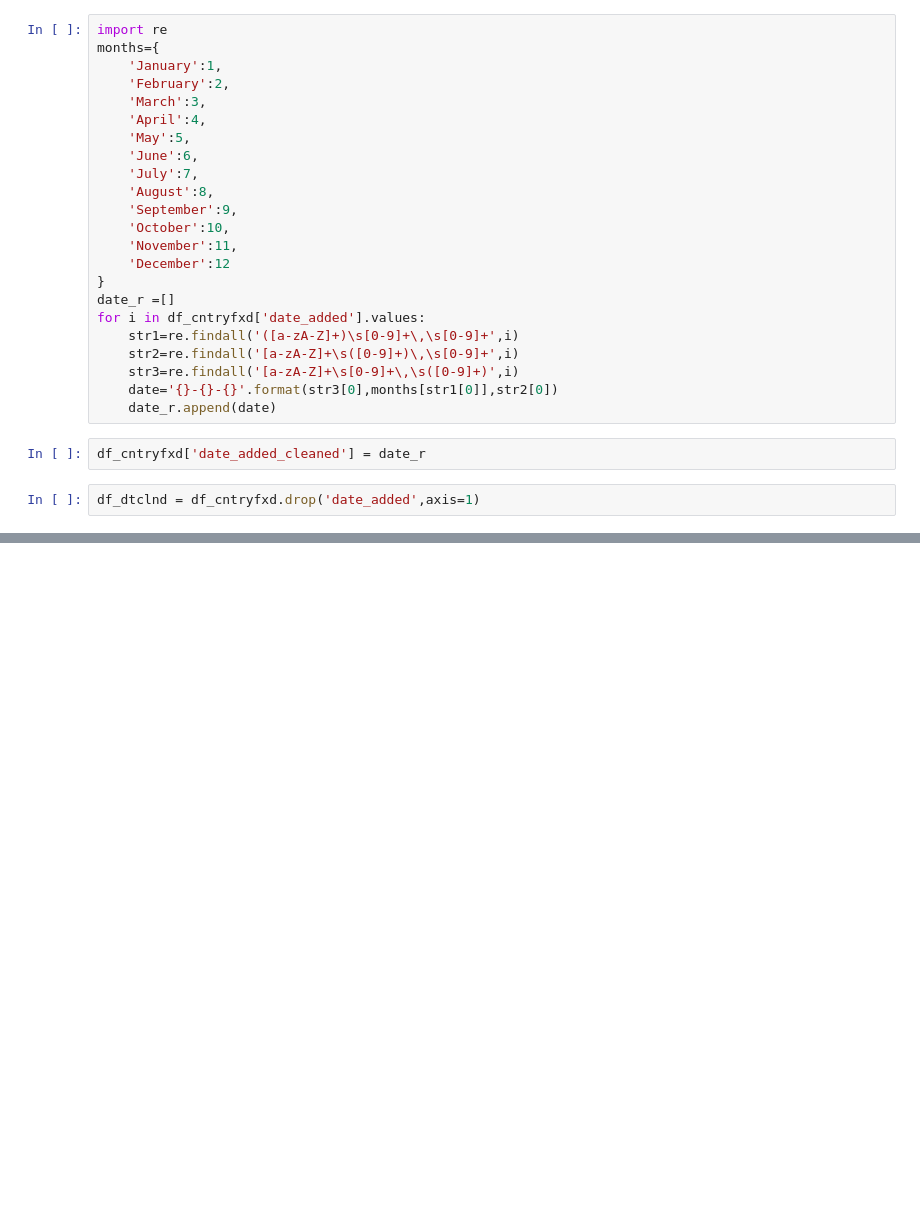
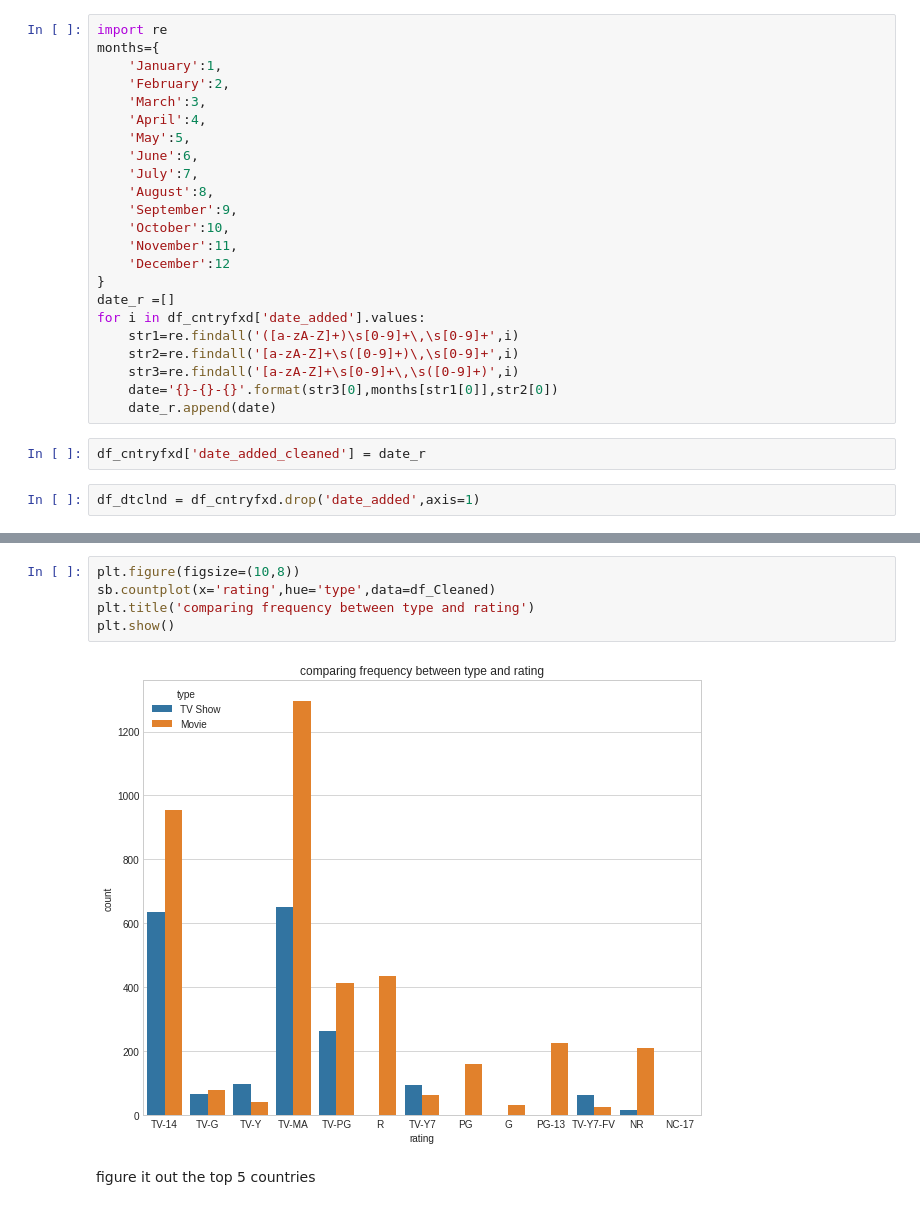
Before and after one commit to Maheswarisv/Data_Analysis_using_python, a Jupyter notebook: Netflix_data_analysis.ipynb, the cells around one changed output, grey strips where cells are left out. Drawn from its saved outputs; the diff is of its cells as text; blank space fills up the shorter version.

```diff
--- a/Netflix_data_analysis.ipynb
+++ b/Netflix_data_analysis.ipynb
@@ -127,0 +189,9 @@ df_Cleaned = df_dtclnd
+# %%
+plt.figure(figsize=(10,8))
+sb.countplot(x='rating',hue='type',data=df_Cleaned)
+plt.title('comparing frequency between type and rating')
+plt.show()
+# %% [output]
+[figure, added]
+# %% [markdown]
+figure it out the top 5 countries
```
Also changed, not shown: parts of 16 cells of this notebook.
